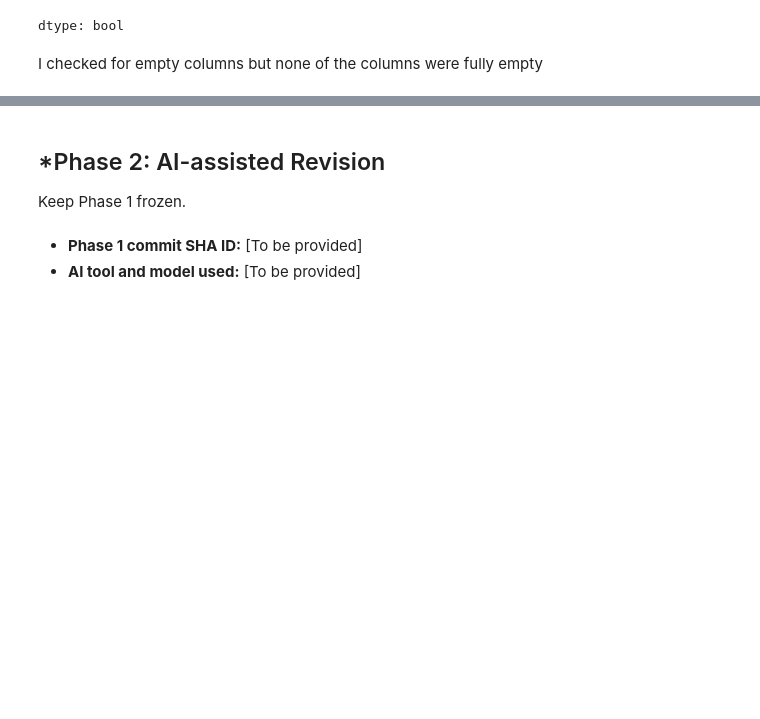
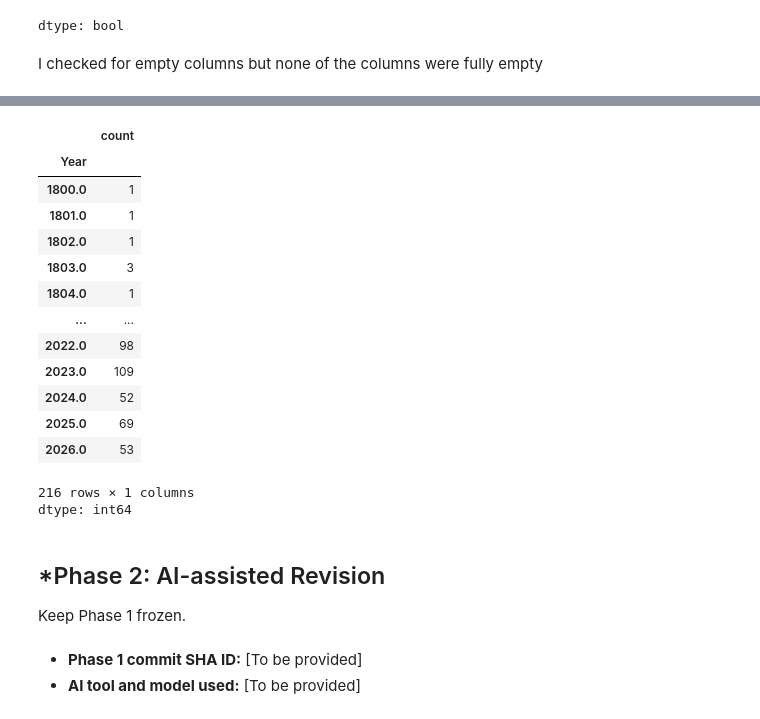
Before and after one commit to raffaellaalpaca-ai/A01-data-wrangling, a Jupyter notebook: notebook.ipynb, the cells around one changed output, grey strips where cells are left out. Cells and saved outputs as stored; diff of their text form; code cells hidden in the pictures; blank space fills up the shorter version.

Commit message:
Trend over time

```diff
--- a/notebook.ipynb
+++ b/notebook.ipynb
@@ -242,0 +277,3 @@ I checked for empty columns but none of the columns were fully empty
+# %%
+#to keep only years
+sharks = sharks[(sharks['Year'] >= 1800)& (sharks['Year'] <= 2026)]
@@ -243,3 +289,22 @@ I checked for empty columns but none of the columns were fully empty
+# %%
+#trend over time
+sharks['Year'].value_counts().sort_index()
+# %% [output]
+|  | count |
+| Year |  |
+| 1800.0 | 1 |
+| 1801.0 | 1 |
+| 1802.0 | 1 |
+| 1803.0 | 3 |
+| 1804.0 | 1 |
+| ... | ... |
+| 2022.0 | 98 |
+| 2023.0 | 109 |
+| 2024.0 | 52 |
+| 2025.0 | 69 |
+| 2026.0 | 53 |
+216 rows × 1 columns
+dtype: int64
 # %% [markdown]
 ## *Phase 2: AI-assisted Revision
 Keep Phase 1 frozen.
```
Also changed, not shown: parts of 5 cells of this notebook.
